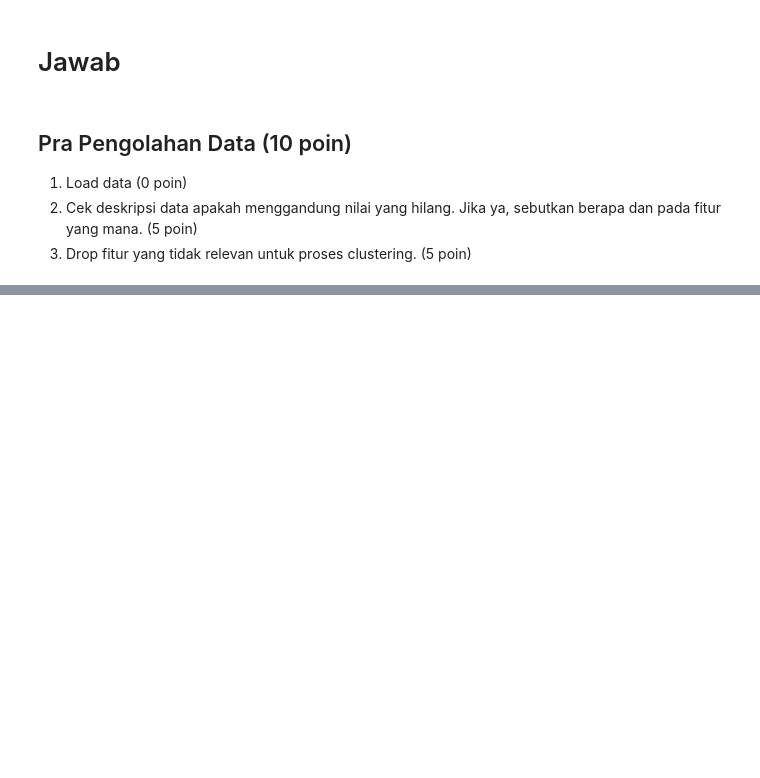
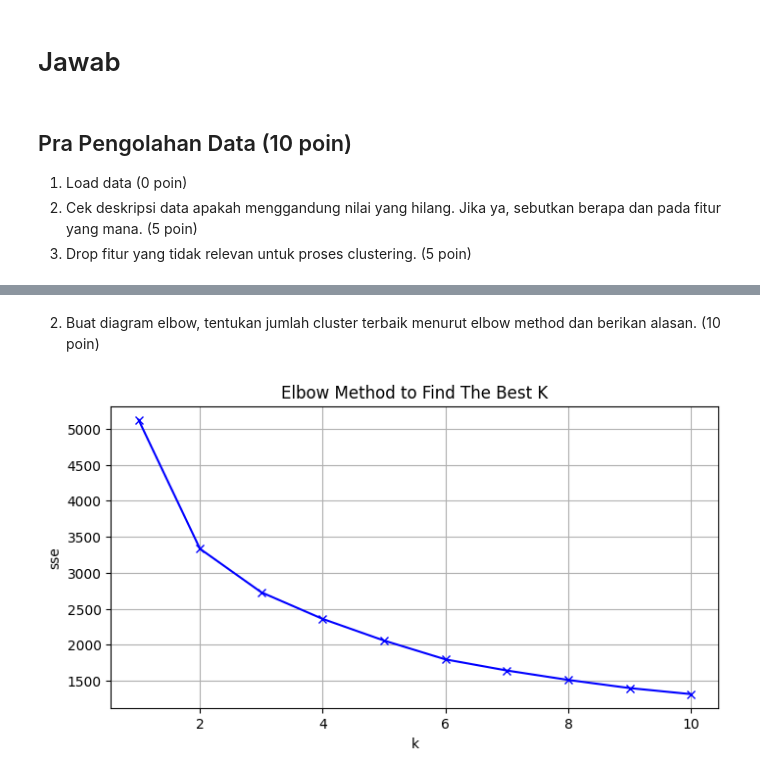
Before and after one commit to HanifFaishalH/MachineLearning, a Jupyter notebook: UTS_2341720116_Hanif_Faishal_Hilmi.ipynb, the cells around one changed output, grey strips where cells are left out. Saved outputs shown, nothing was run; the diff lists cells and outputs as text; code cells hidden in the pictures; blank space fills up the shorter version.

Commit message:
Clustering 1

```diff
--- a/UTS_2341720116_Hanif_Faishal_Hilmi.ipynb
+++ b/UTS_2341720116_Hanif_Faishal_Hilmi.ipynb
@@ -67,0 +154,16 @@ data.info()
+# %%
+from sklearn.preprocessing import StandardScaler
+
+# mengambil 5 fitur terbaik
+top5_features = ['cp', 'thalach', 'exang', 'oldpeak', 'slope']
+X = data[top5_features]
+
+print(X.head())
+
+# normalisasi data
+scaler = StandardScaler()
+X_scaled = scaler.fit_transform(X)
+
+X_scaled_data = pd.DataFrame(X_scaled, columns=top5_features)
+print("Data setelah standardisasi:")
+print(X_scaled_data.head())
@@ -67,0 +184,32 @@ data.info()
+# %%
+from sklearn.cluster import KMeans
+from sklearn.metrics import silhouette_score
+
+# membuat model cluster dengan jumlah 1-10
+sse = []
+silhouette_scores = [] # Renamed the list to avoid conflict
+k_range = range(1, 11)
+
+for k in k_range:
+    kmeans = KMeans(n_clusters=k, random_state=42, n_init=10)
+    kmeans.fit(X_scaled)
+    sse.append(kmeans.inertia_)
+
+    if k > 1:
+        silhouette_avg = silhouette_score(X_scaled, kmeans.labels_)
+        silhouette_scores.append(silhouette_avg) # Append to the renamed list
+    else:
+        silhouette_scores.append(0) # Append to the renamed list
+# %% [markdown]
+2. Buat diagram elbow, tentukan jumlah cluster terbaik menurut elbow method dan berikan alasan. (10 poin)
+# %%
+# Visualisasi diagram elbow
+plt.figure(figsize=(8,4))
+plt.plot(k_range, sse, "bx-")
+plt.xlabel("k")
+plt.ylabel("sse")
+plt.title("Elbow Method to Find The Best K")
+plt.grid(True)
+plt.show()
+# %% [output]
+[figure, added]
```
Also changed, not shown: parts of 14 cells of this notebook.
